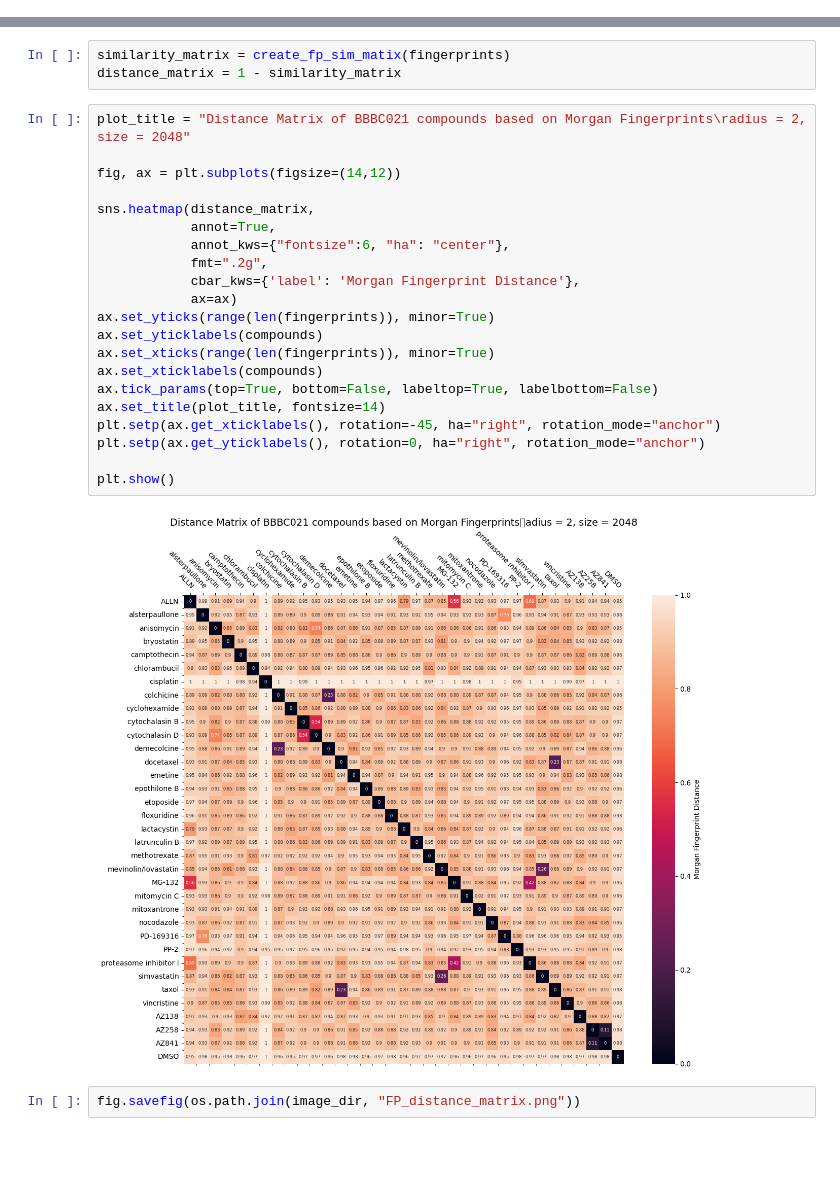
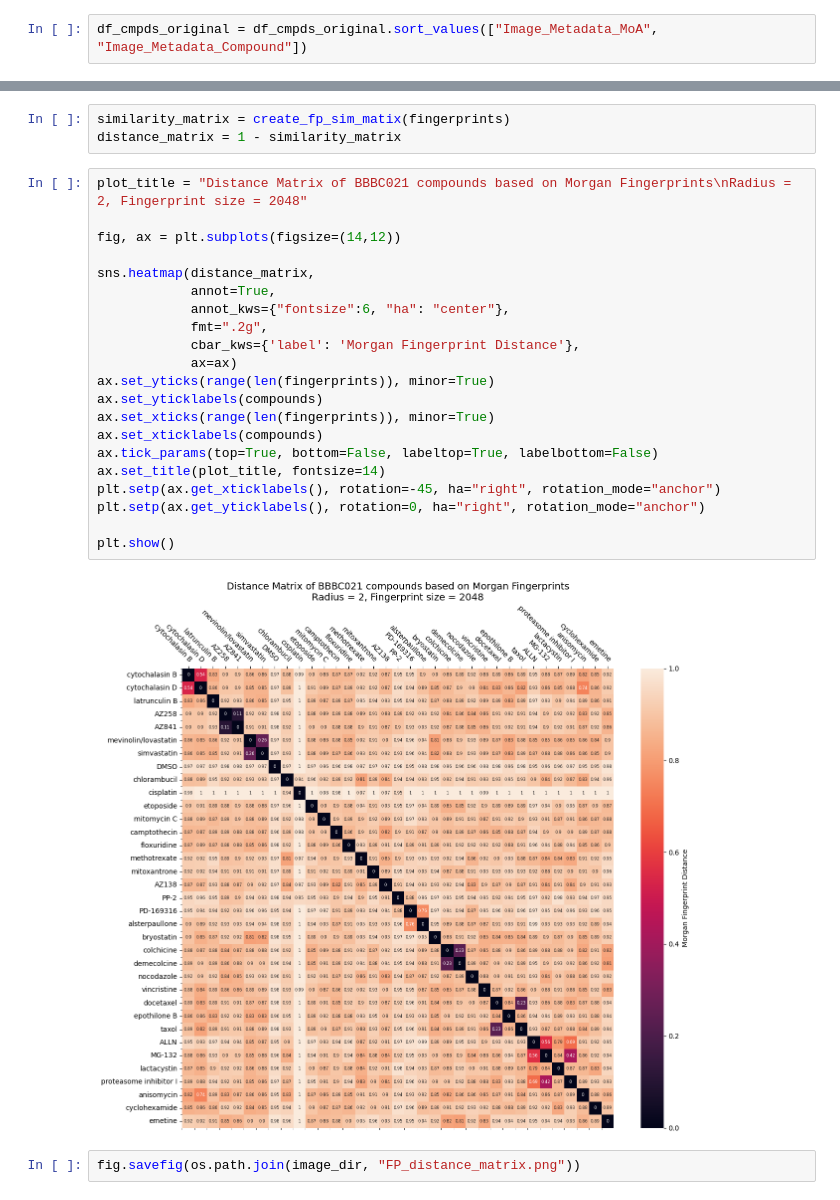
Before and after one commit to mattHG70/Cell2Structure, a Jupyter notebook: notebooks/Compound_similarity_analysis.ipynb, the cells around one changed output, grey strips where cells are left out. Cells and saved outputs as stored; diff of their text form; blank space fills up the shorter version.

Commit message:
update distance matrices fp and embed vectors

```diff
--- a/notebooks/Compound_similarity_analysis.ipynb
+++ b/notebooks/Compound_similarity_analysis.ipynb
@@ -43,6 +43,8 @@ Draw.MolsToGridImage(
 )
 # %% [output]
 [figure]
+# %%
+df_cmpds_original = df_cmpds_original.sort_values(["Image_Metadata_MoA", "Image_Metadata_Compound"])
 # %%
 compounds = df_cmpds_original["Image_Metadata_Compound"].to_numpy()
 fingerprints = df_cmpds_original["morgan_fp"].to_numpy()
@@ -59,28 +61,28 @@ def create_fp_sim_matix(fps):
 similarity_matrix = create_fp_sim_matix(fingerprints)
 distance_matrix = 1 - similarity_matrix
 # %%
-plot_title = "Distance Matrix of BBBC021 compounds based on Morgan Fingerprints\radius = 2, size = 2048"
+plot_title = "Distance Matrix of BBBC021 compounds based on Morgan Fingerprints\nRadius = 2, Fingerprint size = 2048"
 
 fig, ax = plt.subplots(figsize=(14,12))
 
 sns.heatmap(distance_matrix,
             annot=True,
             annot_kws={"fontsize":6, "ha": "center"},
             fmt=".2g",
             cbar_kws={'label': 'Morgan Fingerprint Distance'},
             ax=ax)
 ax.set_yticks(range(len(fingerprints)), minor=True)
 ax.set_yticklabels(compounds)
 ax.set_xticks(range(len(fingerprints)), minor=True)
 ax.set_xticklabels(compounds)
 ax.tick_params(top=True, bottom=False, labeltop=True, labelbottom=False)
 ax.set_title(plot_title, fontsize=14)
 plt.setp(ax.get_xticklabels(), rotation=-45, ha="right", rotation_mode="anchor")
 plt.setp(ax.get_yticklabels(), rotation=0, ha="right", rotation_mode="anchor")
 
 plt.show()
 # %% [output]
-[figure, old version]
+[figure, new version]
 # %%
 fig.savefig(os.path.join(image_dir, "FP_distance_matrix.png"))
 # %%
```
Also changed, not shown: parts of 1 cell of this notebook, 3 other files.
